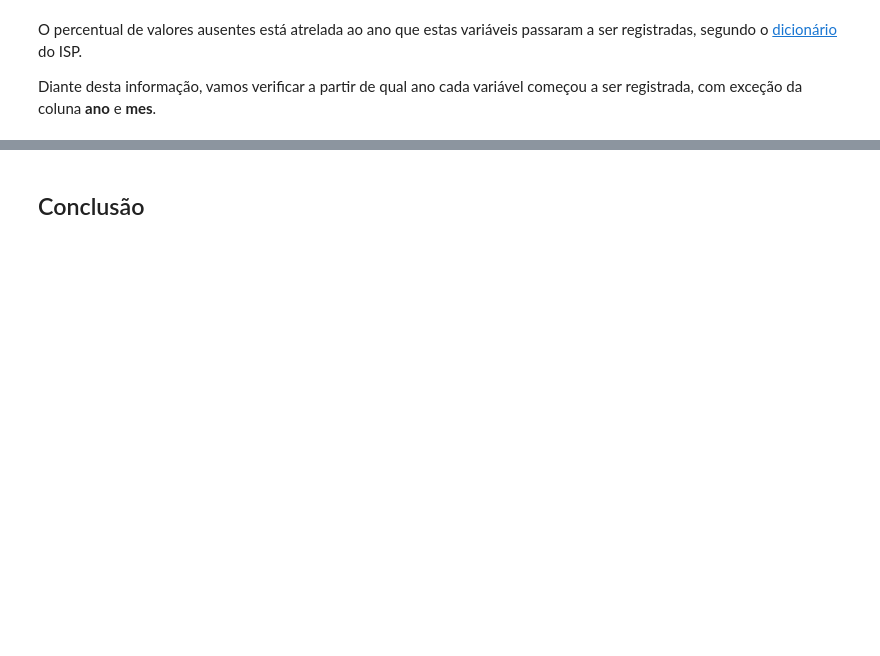
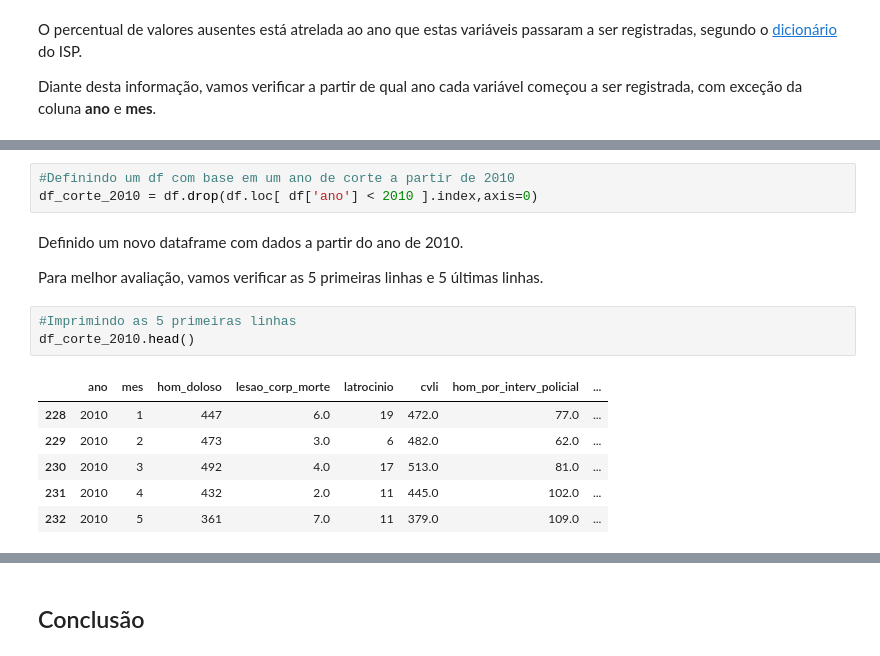
Before and after one commit to fabiocceruti/Analise_Violencia_Rio_de_Janeiro, a Jupyter notebook: Analisando_a_Violência_no_Rio_de_Janeiro.ipynb, the cells around one changed output, grey strips where cells are left out. Cells and saved outputs as stored; diff of their text form; blank space fills up the shorter version.

```diff
--- a/Analisando_a_Violência_no_Rio_de_Janeiro.ipynb
+++ b/Analisando_a_Violência_no_Rio_de_Janeiro.ipynb
@@ -424,0 +355,17 @@ O resultado mostra uma evolução bastante positiva em relação aos crimes asso
+# %%
+#Definindo um df com base em um ano de corte a partir de 2010
+df_corte_2010 = df.drop(df.loc[ df['ano'] < 2010 ].index,axis=0)
+# %% [markdown]
+Definido um novo dataframe com dados a partir do ano de 2010.
+
+Para melhor avaliação, vamos verificar as 5 primeiras linhas e 5 últimas linhas.
+# %%
+#Imprimindo as 5 primeiras linhas
+df_corte_2010.head()
+# %% [output]
+|  | ano | mes | hom_doloso | lesao_corp_morte | latrocinio | cvli | hom_por_interv_policial | ... |
+| 228 | 2010 | 1 | 447 | 6.0 | 19 | 472.0 | 77.0 | ... |
+| 229 | 2010 | 2 | 473 | 3.0 | 6 | 482.0 | 62.0 | ... |
+| 230 | 2010 | 3 | 492 | 4.0 | 17 | 513.0 | 81.0 | ... |
+| 231 | 2010 | 4 | 432 | 2.0 | 11 | 445.0 | 102.0 | ... |
+| 232 | 2010 | 5 | 361 | 7.0 | 11 | 379.0 | 109.0 | ... |
```
Also changed, not shown: parts of 65 cells of this notebook.
